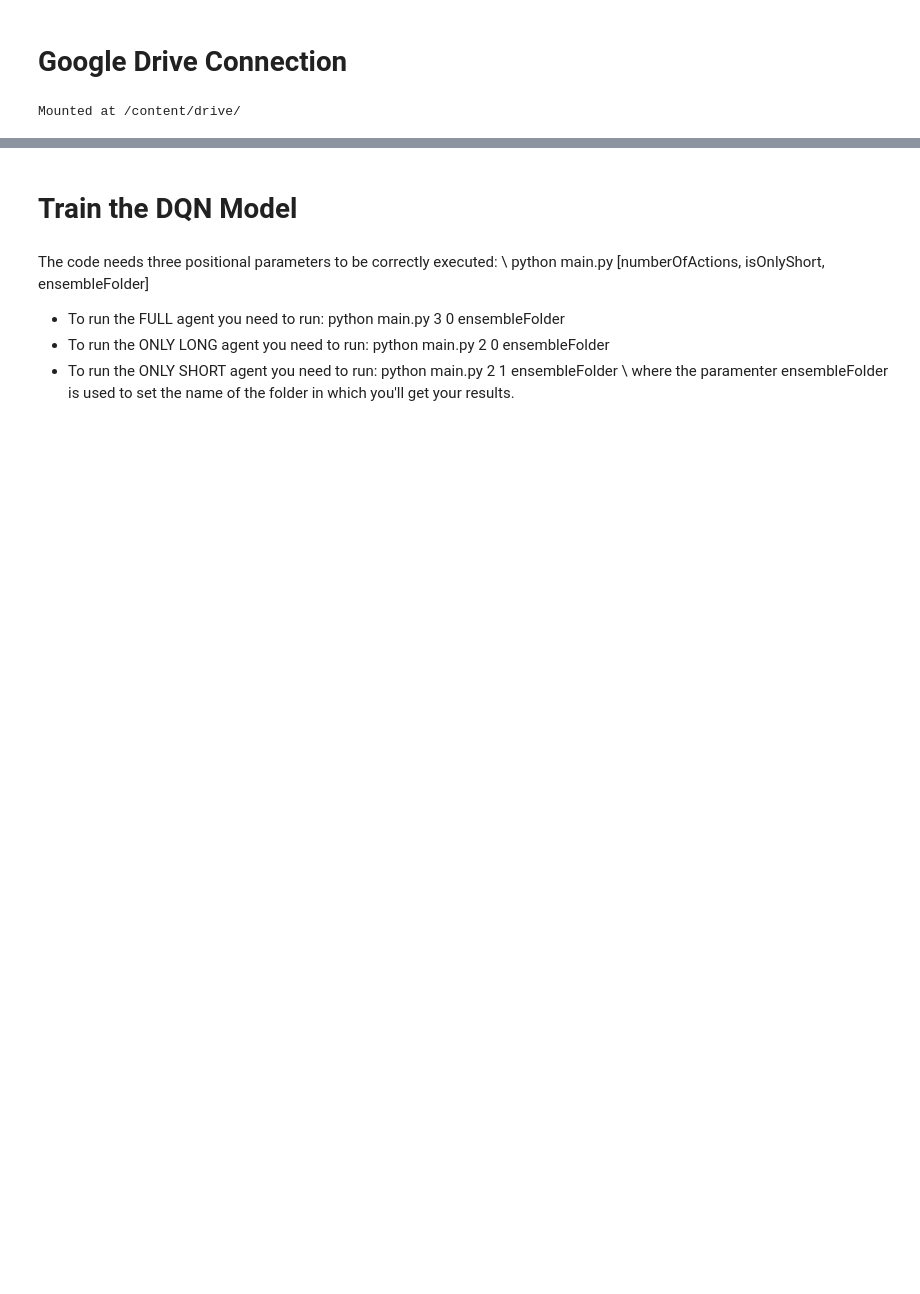
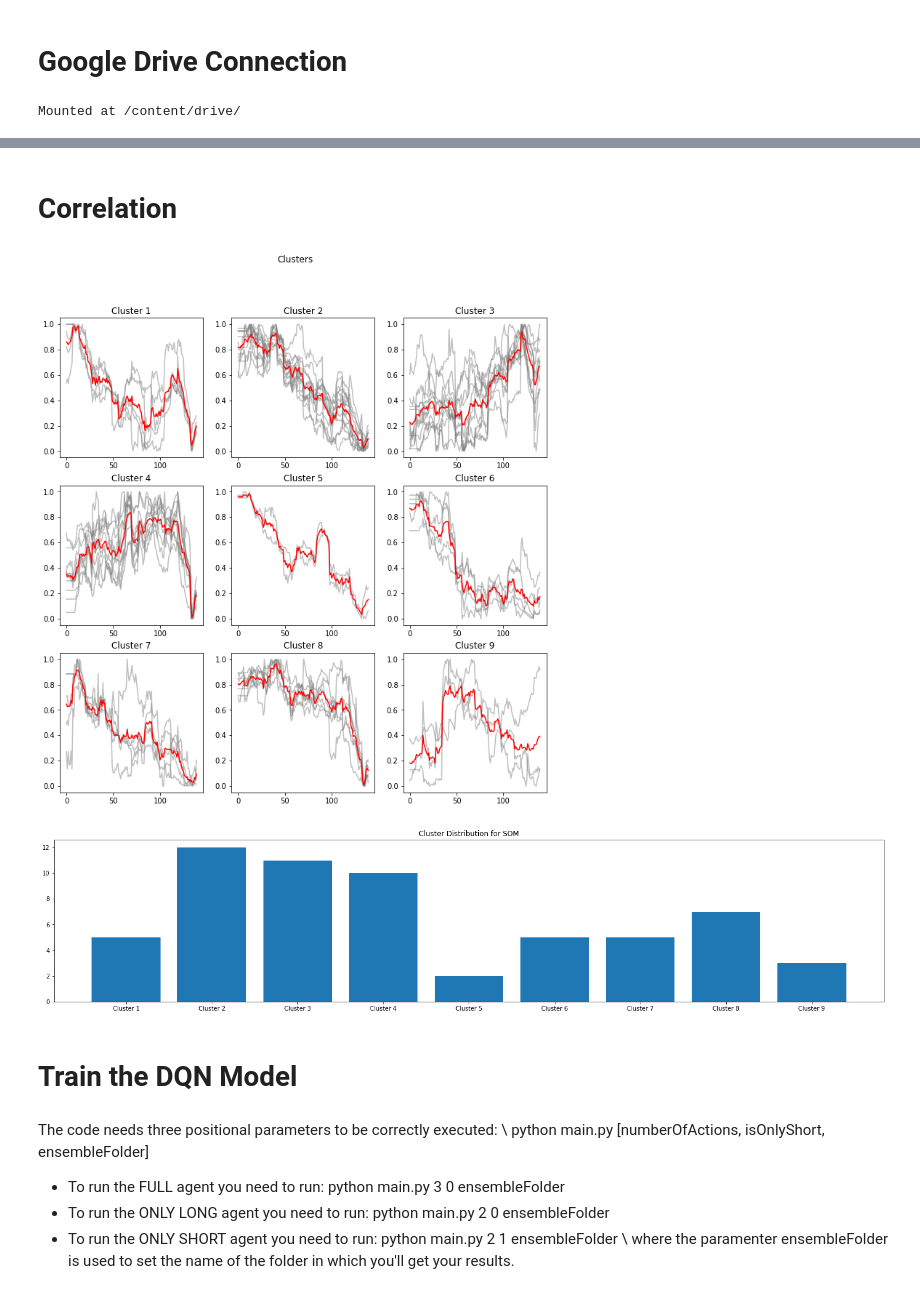
Before and after one commit to ali-rabiee/Portfolio-Formation, a Jupyter notebook: Portfolio_Formation.ipynb, the cells around one changed output, grey strips where cells are left out. Saved outputs shown, nothing was run; the diff lists cells and outputs as text; code cells hidden in the pictures; blank space fills up the shorter version.

```diff
--- a/Portfolio_Formation.ipynb
+++ b/Portfolio_Formation.ipynb
@@ -68,3 +91,20 @@ for ticker in stocks:
+# %% [markdown]
+# Correlation
+# %%
+from clustering import calculate_correlation, visualize_clusters
+import datetime
+
+# Calculate the correlation of time series from the base for last 30 days
+base = "2022-04-25"
+base = datetime.datetime.strptime(base, '%Y-%m-%d')
+numdays = 30
+som_x, som_y, win_map, clusters = calculate_correlation(base, numdays)
+# %%
+# Visualization
+visualize_clusters(som_x, som_y, win_map)
+# %% [output]
+[figure, added]
+[figure, added]
 # %% [markdown]
 # Train the DQN Model
 # %% [markdown]
```
Also changed, not shown: parts of 6 cells of this notebook.
